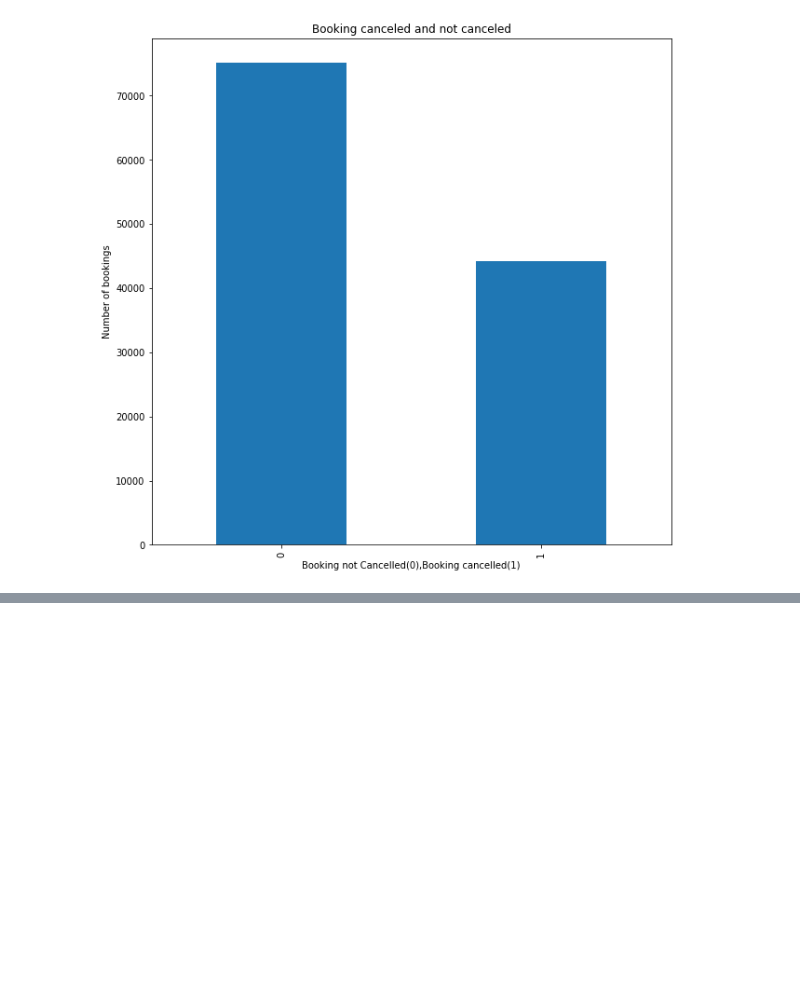
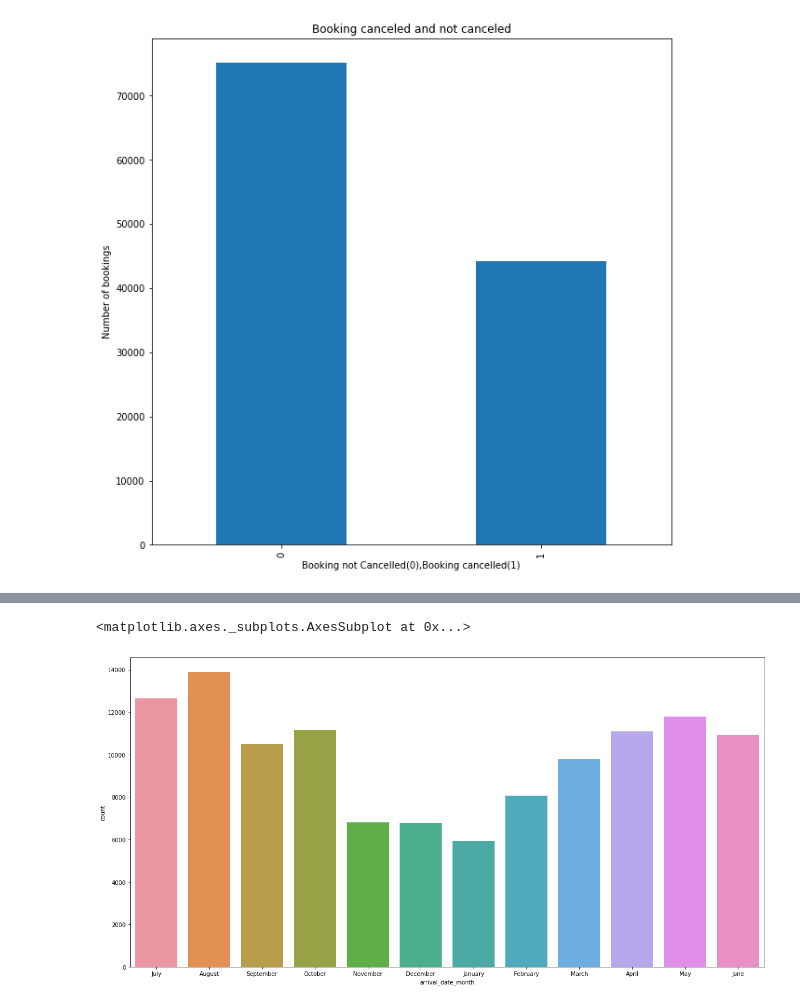
Before and after one commit to ShreedarshM/Hotel-Booking-Analysis, a Jupyter notebook: Hotel_booking_analysis_capstone_project.ipynb, the cells around one changed output, grey strips where cells are left out. Saved outputs shown, nothing was run; the diff lists cells and outputs as text; code cells hidden in the pictures; blank space fills up the shorter version.

```diff
--- a/Hotel_booking_analysis_capstone_project.ipynb
+++ b/Hotel_booking_analysis_capstone_project.ipynb
@@ -139,0 +187,5 @@ Text(0, 0.5, 'Number of bookings')
+# %%
+sns.countplot(data['arrival_date_month'])
+# %% [output]
+<matplotlib.axes._subplots.AxesSubplot at 0x...>
+[figure, added]
```
Also changed, not shown: parts of 10 cells of this notebook.
